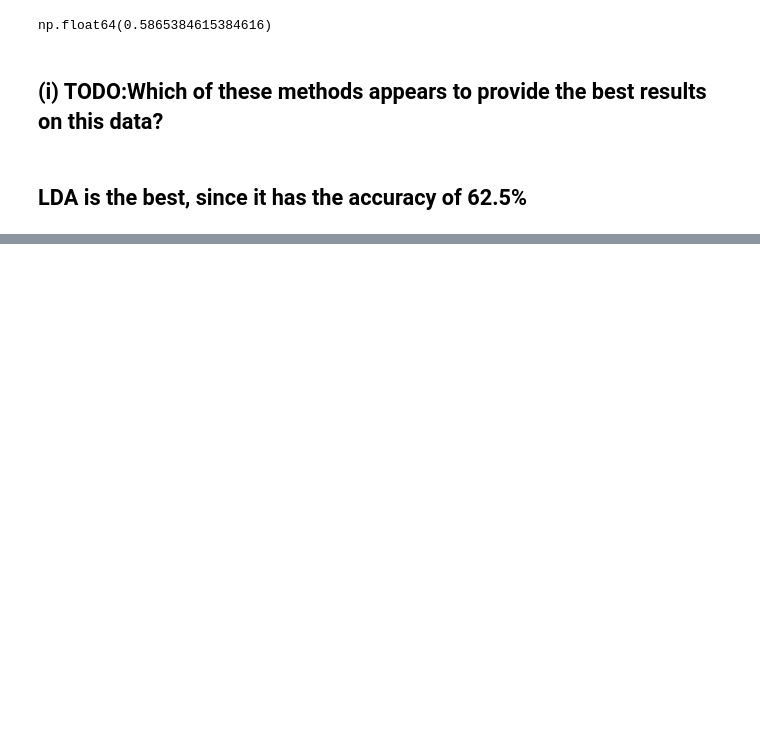
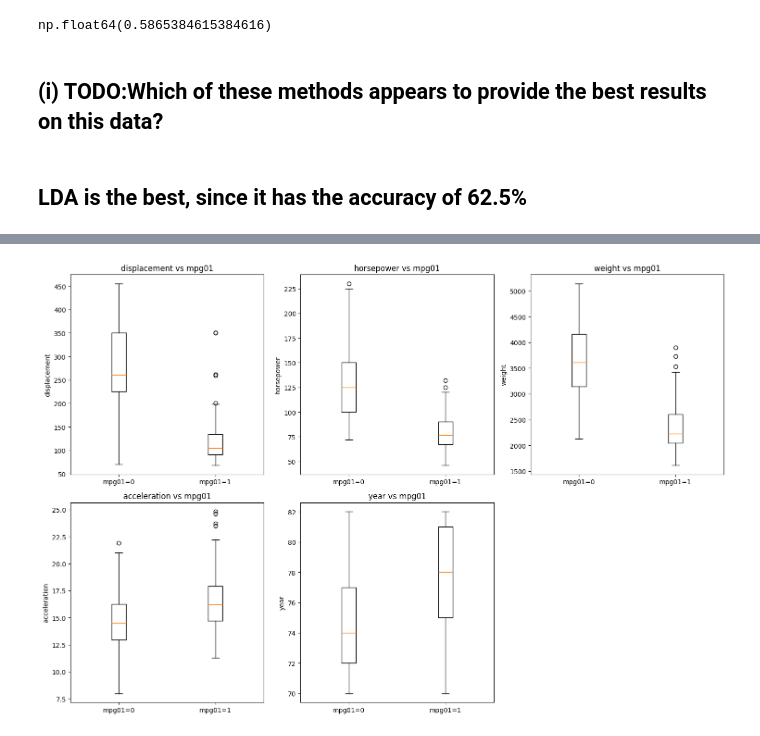
Before and after one commit to AshfordLee/Stanford_CS189, a Jupyter notebook: ISL_python/Ch4/Exercises4.ipynb, the cells around one changed output, grey strips where cells are left out. Cells and saved outputs as stored; diff of their text form; code cells hidden in the pictures; blank space fills up the shorter version.

```diff
--- a/ISL_python/Ch4/Exercises4.ipynb
+++ b/ISL_python/Ch4/Exercises4.ipynb
@@ -295,0 +302,3 @@ np.float64(0.5865384615384616)
+# %%
+Auto=load_data('Auto')
+Auto
@@ -295,0 +320,3 @@ np.float64(0.5865384615384616)
+# %%
+mpg_median=Auto[['mpg']].median()
+mpg_median
@@ -295,0 +326,6 @@ np.float64(0.5865384615384616)
+# %%
+mpg01=(Auto['mpg']>mpg_median['mpg']).astype(int)
+
+Auto['mpg01']=mpg01
+
+Auto
@@ -295,0 +360,24 @@ np.float64(0.5865384615384616)
+# %%
+import matplotlib.pyplot as plt
+import numpy as np
+
+# 连续特征列表（除了mpg本身，因为它和mpg01直接相关）
+continuous_features = ['displacement', 'horsepower', 'weight', 'acceleration', 'year']
+
+fig, axes = plt.subplots(2, 3, figsize=(15, 10))
+axes = axes.ravel()
+
+for i, feature in enumerate(continuous_features):
+    # 按 mpg01 分组绘制箱线图
+    data_to_plot = [Auto[Auto['mpg01']==0][feature],
+                     Auto[Auto['mpg01']==1][feature]]
+    axes[i].boxplot(data_to_plot, labels=['mpg01=0', 'mpg01=1'])
+    axes[i].set_title(f'{feature} vs mpg01')
+    axes[i].set_ylabel(feature)
+
+# 隐藏多余的子图
+axes[-1].axis('off')
+plt.tight_layout()
+plt.show()
+# %% [output]
+[figure, added]
```
Also changed, not shown: parts of 60 cells of this notebook.
